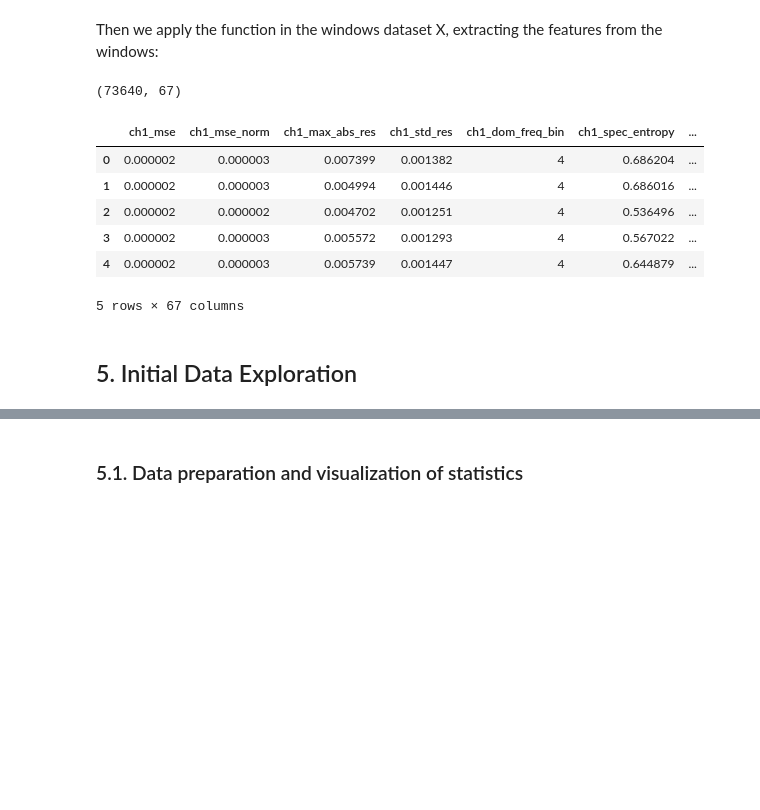
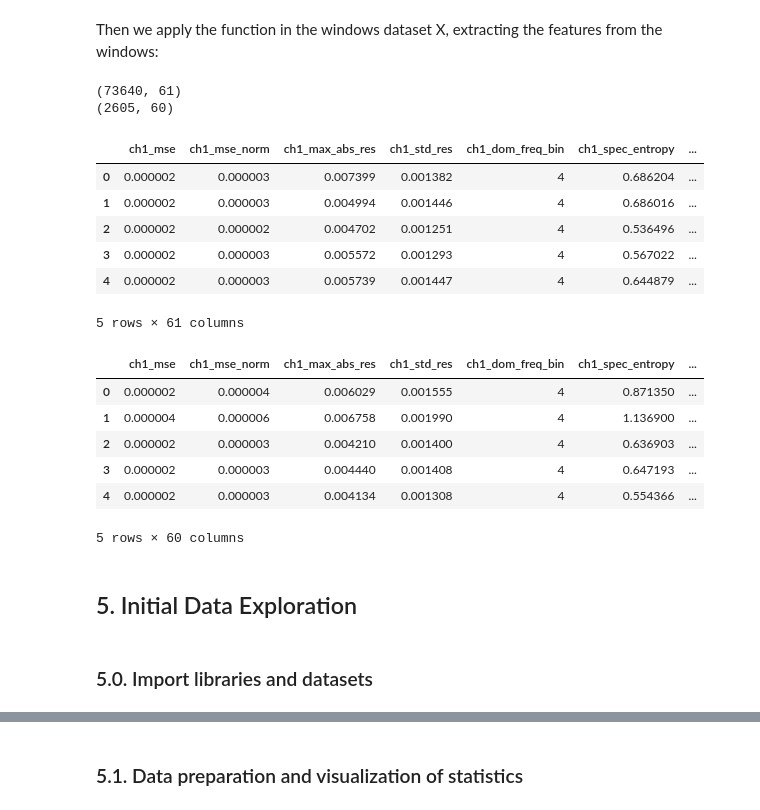
Before and after one commit to ZeIcaro/esa-anomaly-challenge, a Jupyter notebook: TP01.ipynb, the cells around one changed output, grey strips where cells are left out. Saved outputs shown, nothing was run; the diff lists cells and outputs as text; code cells hidden in the pictures; blank space fills up the shorter version.

```diff
--- a/TP01.ipynb
+++ b/TP01.ipynb
@@ -626,10 +597,3 @@ result = fft_features_normalized(X[42][:,channel_selected])
 print(result)
 # %% [output]
 {'dom_freq_bin': 4, 'dom_freq_cycles_per_window': 0.01, 'energy': 1.9222547, 'spec_entropy': 0.65083116}
-# %%
-result = fft_features_normalized(X[42][:,channel_selected])
-dom_freq_bin = result['dom_freq_bin']
-energy = result['energy']
-spec_entropy = result['spec_entropy']
-cycles_per_window = result['dom_freq_cycles_per_window']
-print(result)
@@ -649,6 +611,32 @@ def spectral_entropy(ps):
     ps_norm = ps / ps.sum()
     return -np.sum(ps_norm * np.log(ps_norm))
 # %%
+def fft_features_normalized(signal):
+    signal = signal - np.mean(signal)
+
+    n = len(signal)
+    freqs = np.abs(fft(signal))
+    freqs = freqs[:n//2]
+    power = freqs ** 2
+
+    # Skip DC component
+    dom_freq_idx = np.argmax(power[1:]) + 1
+
+    # Express as cycles per window (or cycles per 400 samples)
+    dom_freq_normalized = dom_freq_idx / n
+
+    energy = np.sum(power)
+    p_norm = power / (np.sum(power) + 1e-10)
+    spec_entropy = entropy(p_norm[p_norm > 0])
+
+    return {
+        'dom_freq_bin': dom_freq_idx,
+        'dom_freq_cycles_per_window': dom_freq_normalized,
+        'energy': energy,
+        'spec_entropy': spec_entropy
+    }
+
+
 # Extract features from window
 def extract_features_from_window_v1(window):
 
@@ -675,7 +663,7 @@ def extract_features_from_window_v1(window):
 
         features[f"ch{i+1}_dom_freq_bin"] = result['dom_freq_bin']
         features[f"ch{i+1}_spec_entropy"] = result['spec_entropy']
-        features[f"ch{i+1}_cycles_per_window"] = result['dom_freq_cycles_per_window']
+        # features[f"ch{i+1}_cycles_per_window"] = result['dom_freq_cycles_per_window']
         # features[f"ch{i+1}_energy"] = result['energy']
 
 
@@ -707,10 +695,19 @@ for window in X:
 
 X_features = pd.DataFrame(feature_rows)
 X_features['is_anomaly'] = y
+# %%
+feature_rows_test = []
+for window in X_test:
+    feats = extract_features_from_window_v1(window)
+    feature_rows_test.append(feats)
+
+X_features_test = pd.DataFrame(feature_rows_test)
 # %%
-X_features.shape
+print(X_features.shape)
+print(X_features_test.shape)
 # %% [output]
-(73640, 67)
+(73640, 61)
+(2605, 60)
 # %%
 X_features.head()
 # %% [output]
@@ -720,6 +717,16 @@ X_features.head()
 | 2 | 0.000002 | 0.000002 | 0.004702 | 0.001251 | 4 | 0.536496 | ... |
 | 3 | 0.000002 | 0.000003 | 0.005572 | 0.001293 | 4 | 0.567022 | ... |
 | 4 | 0.000002 | 0.000003 | 0.005739 | 0.001447 | 4 | 0.644879 | ... |
-5 rows × 67 columns
+5 rows × 61 columns
+# %%
+X_features_test.head()
+# %% [output]
+|  | ch1_mse | ch1_mse_norm | ch1_max_abs_res | ch1_std_res | ch1_dom_freq_bin | ch1_spec_entropy | ... |
+| 0 | 0.000002 | 0.000004 | 0.006029 | 0.001555 | 4 | 0.871350 | ... |
+| 1 | 0.000004 | 0.000006 | 0.006758 | 0.001990 | 4 | 1.136900 | ... |
+| 2 | 0.000002 | 0.000003 | 0.004210 | 0.001400 | 4 | 0.636903 | ... |
+| 3 | 0.000002 | 0.000003 | 0.004440 | 0.001408 | 4 | 0.647193 | ... |
+| 4 | 0.000002 | 0.000003 | 0.004134 | 0.001308 | 4 | 0.554366 | ... |
+5 rows × 60 columns
 # %%
 X_features.to_csv('X_features.csv', index=False)
@@ -726,2 +735,4 @@ X_features.to_csv('X_features.csv', index=False)
 # %% [markdown]
 ## 5. Initial Data Exploration
+# %% [markdown]
+### 5.0. Import libraries and datasets
```
Also changed, not shown: parts of 36 cells of this notebook, 2 other files.
